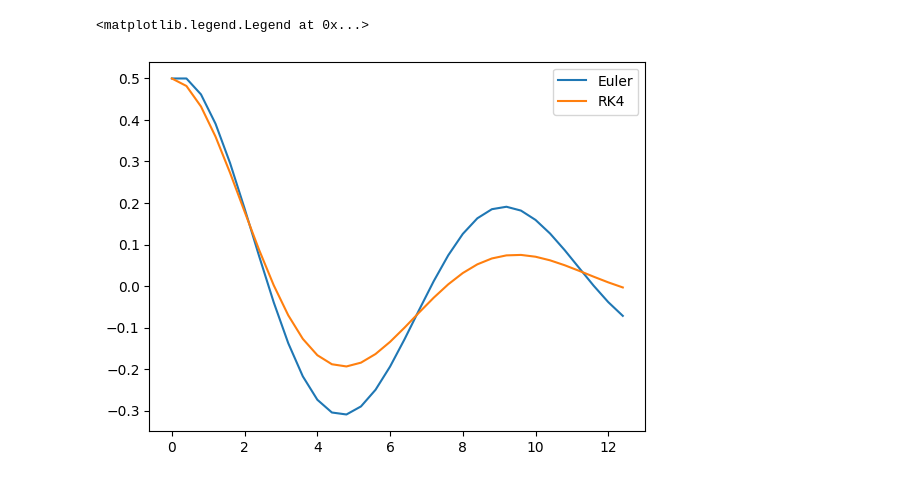
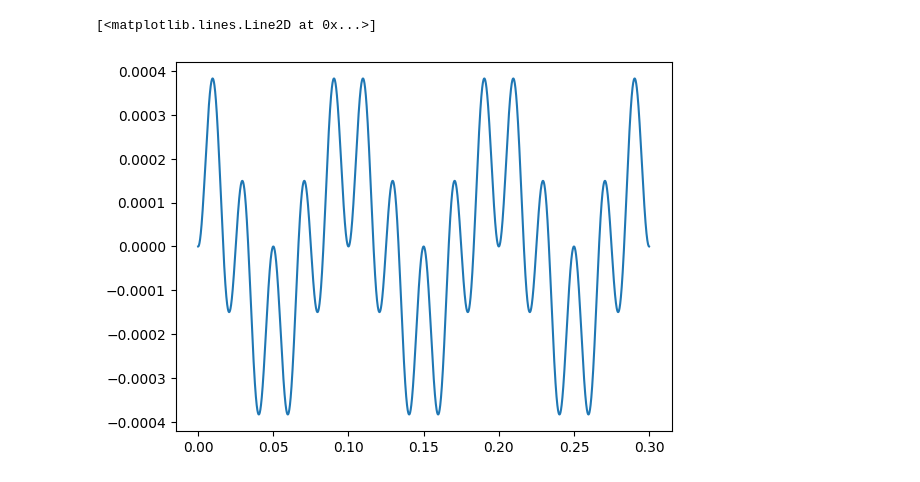
Before and after one commit to cjuarezramos/MMS2023, a Jupyter notebook: Ej0831_SMRA_Num.ipynb, the cells around one changed output. Drawn from its saved outputs; the diff is of its cells as text; code cells hidden in the pictures.

```diff
--- a/Ej0831_SMRA_Num.ipynb
+++ b/Ej0831_SMRA_Num.ipynb
@@ -29,7 +42,7 @@ print(tau2)
 # %%
 # paso de tiempo
-h = 0.4
-tfin = 12.6
+h = 1e-3 / 20;
+tfin = 0.06*5
 
 n = int (tfin/h + 1 )# cantidad de datos de la simulacion
 
@@ -42,5 +55,6 @@ y2 = np.zeros(n)
 def f1(t,y1,y2):
     return y2
 def f2(t,y1,y2):
-    sal = -k/m*y1 - c/m * y2
+    F = 50*np.cos(2*np.pi*50*t)
+    sal = -k/m*y1 - c/m * y2 + 1/m*F
     return sal
@@ -47,11 +65,12 @@ def f2(t,y1,y2):
 # %%
+
 # programa de euler
 # condiciones iniciales
 y1[0] = 0.5
 y2[0] = 0
-
-for i in np.arange(1,n):
-    y1[i] = y1[i-1] + h * f1(t[i-1],y1[i-1],y2[i-1])
-    y2[i] = y2[i-1] + h * f2(t[i-1],y1[i-1],y2[i-1])
-    t[i] = t[i-1] + h
+if 0:
+    for i in np.arange(1,n):
+        y1[i] = y1[i-1] + h * f1(t[i-1],y1[i-1],y2[i-1])
+        y2[i] = y2[i-1] + h * f2(t[i-1],y1[i-1],y2[i-1])
+        t[i] = t[i-1] + h
 # %%
@@ -72,7 +85,7 @@ y1_rk = np.zeros(n)
 y2_rk = np.zeros(n)
 
 # condiciones iniciales
-y1_rk[0] = 0.5
+y1_rk[0] = 0.
 y2_rk[0] = 0
 
 
@@ -102,11 +115,11 @@ for i in np.arange(1,n):
     y1_rk[i] = y1_rk[i-1] + h * 1/6 * (k11 + 2*k21 + 2*k31 + k41)
     y2_rk[i] = y2_rk[i-1] + h * 1/6 * (k12 + 2*k22 + 2*k32 + k42)
 # %%
-plt.plot(t,y1,t_rk,y1_rk)
-plt.legend(["Euler","RK4"])
+plt.plot(t_rk,y1_rk)
+#plt.legend(["Euler","RK4"])
 # %% [output]
-<matplotlib.legend.Legend at 0x...>
+[<matplotlib.lines.Line2D at 0x...>]
-[figure, old version]
+[figure, new version]
 # %%
 A = np.array([[0,1],[-k/m,-c/m]])
 A
```
Also changed, not shown: parts of 8 cells of this notebook, 2 other files.
